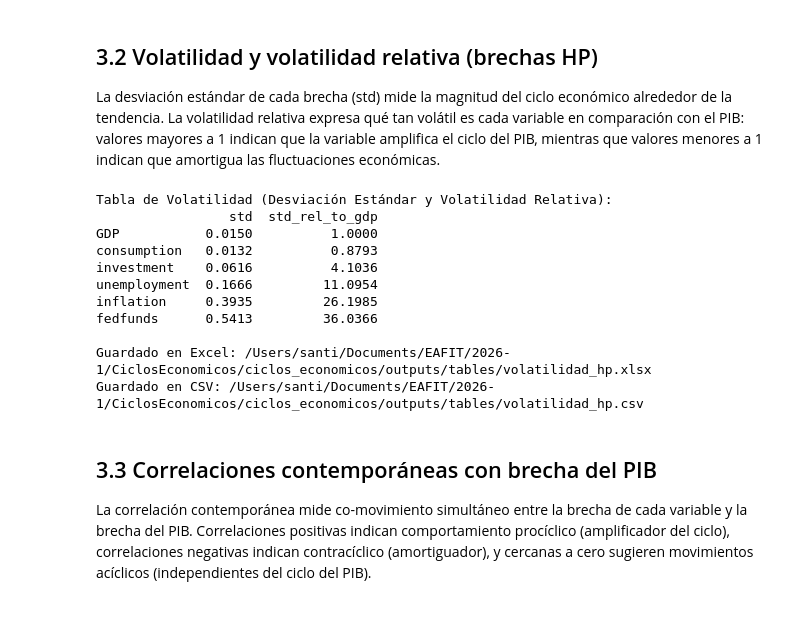
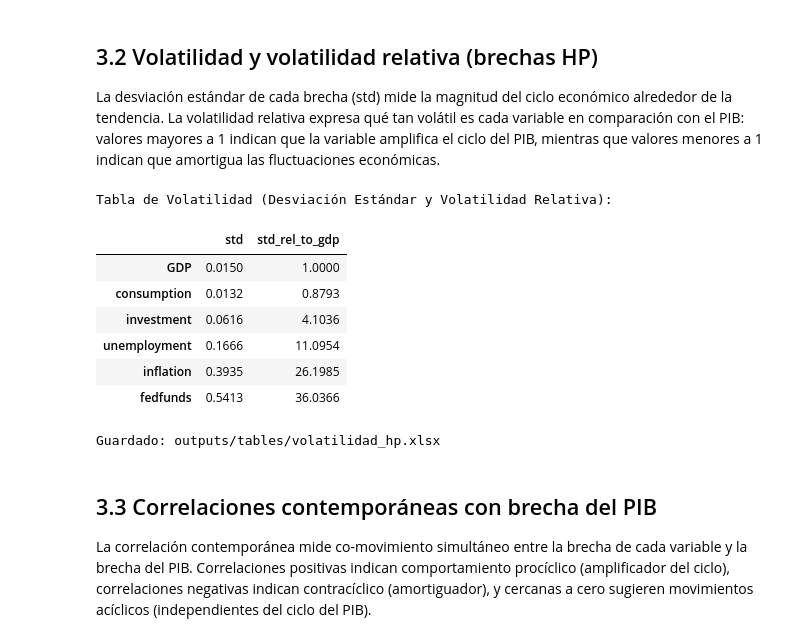
Before and after one commit to Tupxz/ciclos_economicos, a Jupyter notebook: notebooks/Taller_1.ipynb, the cells around one changed output. Saved outputs shown, nothing was run; the diff lists cells and outputs as text; code cells hidden in the pictures; blank space fills up the shorter version.

```diff
--- a/notebooks/Taller_1.ipynb
+++ b/notebooks/Taller_1.ipynb
@@ -696,34 +677,31 @@ La desviación estándar de cada brecha (std) mide la magnitud del ciclo económ
 # %%
 from src.cycle_stats import volatility_table
 
 # Calcular tabla de volatilidad
 vol_df = volatility_table(gaps_df, gdp_col="GDP")
 
 # Mostrar en el notebook
 print("Tabla de Volatilidad (Desviación Estándar y Volatilidad Relativa):")
-print(vol_df.round(4))
+display(vol_df.round(4))
 
 # Guardar a Excel
 xlsx_path = OUT_TAB / 'volatilidad_hp.xlsx'
 vol_df.to_excel(xlsx_path, sheet_name='volatilidad')
-print(f"\nGuardado en Excel: {xlsx_path}")
+print(f"\nGuardado: outputs/tables/volatilidad_hp.xlsx")
 
 # Guardar a CSV (opcional)
 csv_path = OUT_TAB / 'volatilidad_hp.csv'
 vol_df.to_csv(csv_path)
-print(f"Guardado en CSV: {csv_path}")
 # %% [output]
 Tabla de Volatilidad (Desviación Estándar y Volatilidad Relativa):
-                 std  std_rel_to_gdp
-GDP           0.0150          1.0000
-consumption   0.0132          0.8793
-investment    0.0616          4.1036
-unemployment  0.1666         11.0954
-inflation     0.3935         26.1985
-fedfunds      0.5413         36.0366
-
-Guardado en Excel: /Users/santi/Documents/EAFIT/2026-1/CiclosEconomicos/ciclos_economicos/outputs/tables/volatilidad_hp.xlsx
-Guardado en CSV: /Users/santi/Documents/EAFIT/2026-1/CiclosEconomicos/ciclos_economicos/outputs/tables/volatilidad_hp.csv
+|  | std | std_rel_to_gdp |
+| GDP | 0.0150 | 1.0000 |
+| consumption | 0.0132 | 0.8793 |
+| investment | 0.0616 | 4.1036 |
+| unemployment | 0.1666 | 11.0954 |
+| inflation | 0.3935 | 26.1985 |
+| fedfunds | 0.5413 | 36.0366 |
+Guardado: outputs/tables/volatilidad_hp.xlsx
 # %% [markdown]
 ## 3.3 Correlaciones contemporáneas con brecha del PIB
 
```
Also changed, not shown: parts of 7 cells of this notebook, 11 other files.
